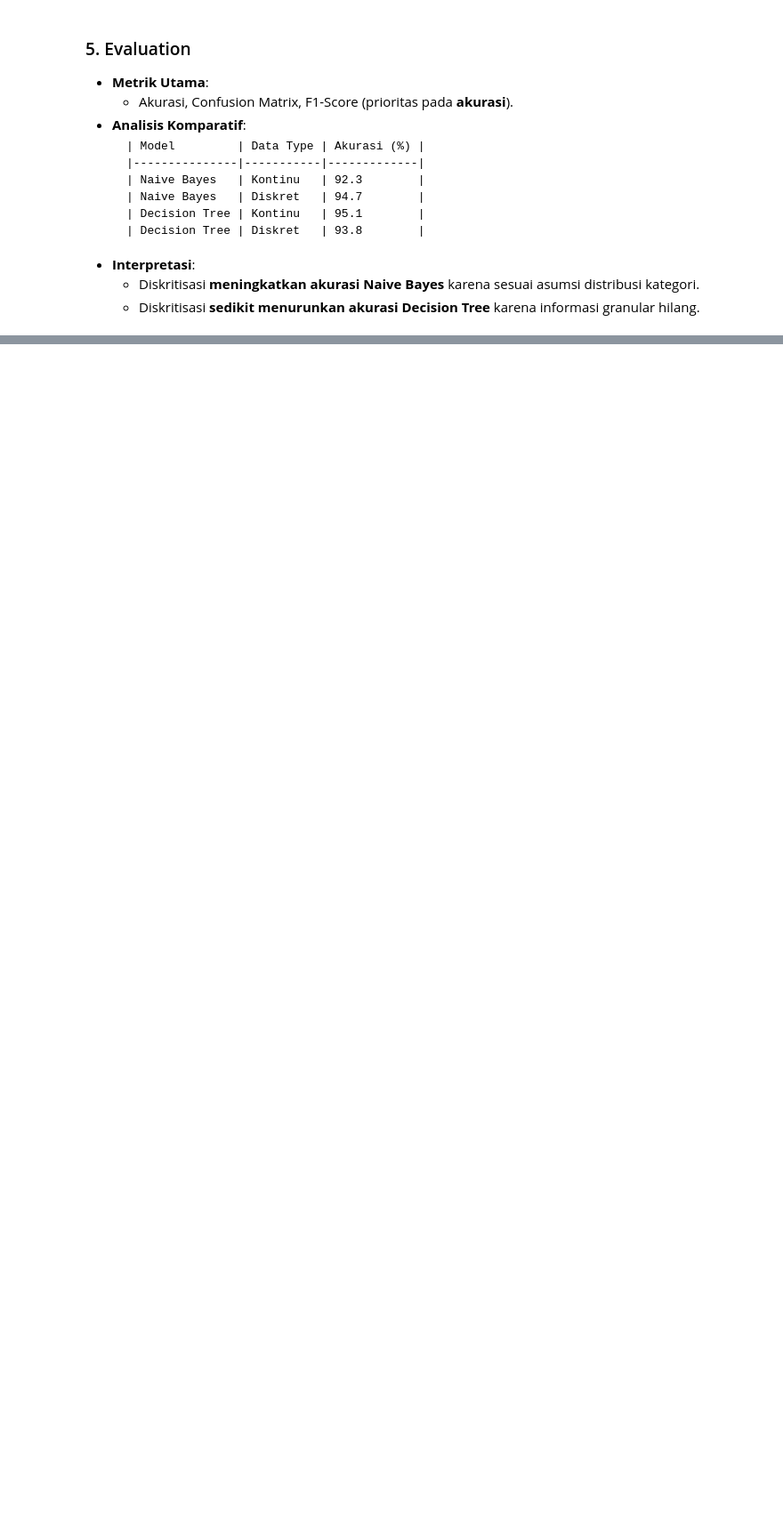
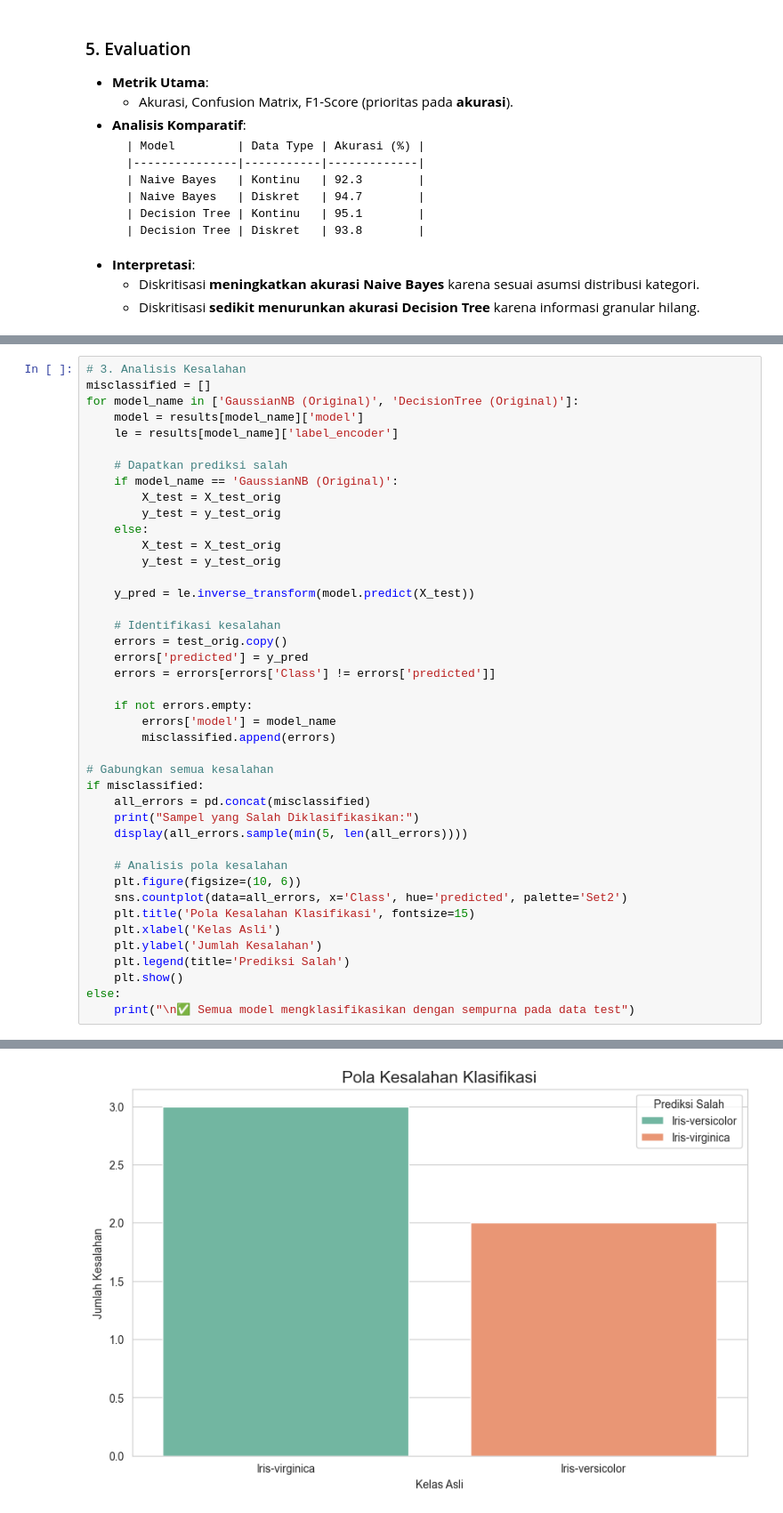
Before and after one commit to rhindottire/Data-Mining, a Jupyter notebook: pendata/Tugas8.ipynb, the cells around one changed output, grey strips where cells are left out. Shown at 89% size. Cells and saved outputs as stored; diff of their text form; blank space fills up the shorter version.

```diff
--- a/pendata/Tugas8.ipynb
+++ b/pendata/Tugas8.ipynb
@@ -1257,0 +1354,43 @@ ValueError: Expected 'estimator' to be a binary classifier. Got 3 classes instea
+# %%
+# 3. Analisis Kesalahan
+misclassified = []
+for model_name in ['GaussianNB (Original)', 'DecisionTree (Original)']:
+    model = results[model_name]['model']
+    le = results[model_name]['label_encoder']
+
+    # Dapatkan prediksi salah
+    if model_name == 'GaussianNB (Original)':
+        X_test = X_test_orig
+        y_test = y_test_orig
+    else:
+        X_test = X_test_orig
+        y_test = y_test_orig
+
+    y_pred = le.inverse_transform(model.predict(X_test))
+
+    # Identifikasi kesalahan
+    errors = test_orig.copy()
+    errors['predicted'] = y_pred
+    errors = errors[errors['Class'] != errors['predicted']]
+
+    if not errors.empty:
+        errors['model'] = model_name
+        misclassified.append(errors)
+
+# Gabungkan semua kesalahan
+if misclassified:
+    all_errors = pd.concat(misclassified)
+    print("Sampel yang Salah Diklasifikasikan:")
+    display(all_errors.sample(min(5, len(all_errors))))
+
+    # Analisis pola kesalahan
+    plt.figure(figsize=(10, 6))
+    sns.countplot(data=all_errors, x='Class', hue='predicted', palette='Set2')
+    plt.title('Pola Kesalahan Klasifikasi', fontsize=15)
+    plt.xlabel('Kelas Asli')
+    plt.ylabel('Jumlah Kesalahan')
+    plt.legend(title='Prediksi Salah')
+    plt.show()
+else:
+    print("\n✅ Semua model mengklasifikasikan dengan sempurna pada data test")
+# %% [output]
@@ -1257,0 +1404 @@ ValueError: Expected 'estimator' to be a binary classifier. Got 3 classes instea
+[figure, added]
```
Also changed, not shown: parts of 16 cells of this notebook, 3 other files.
